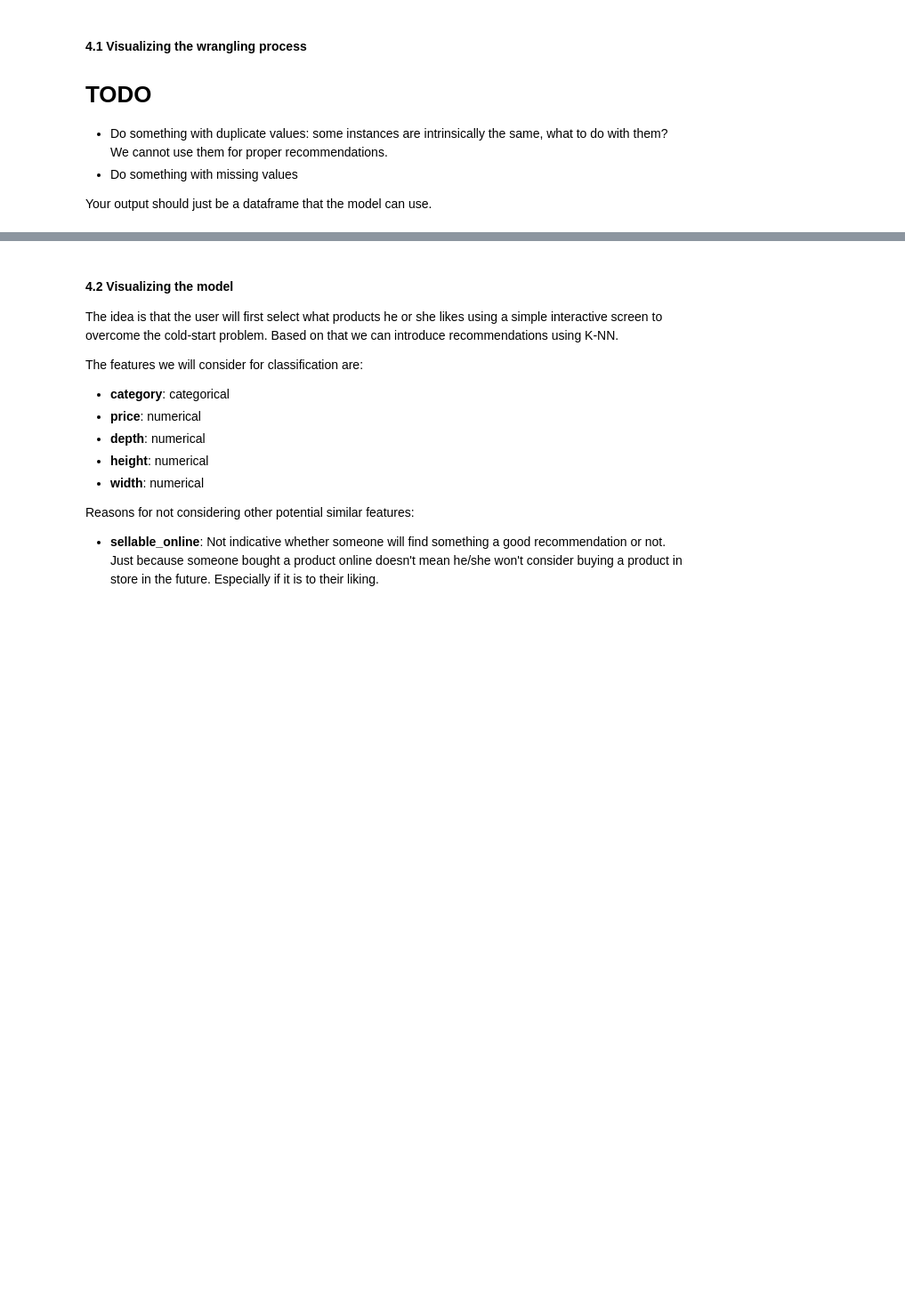
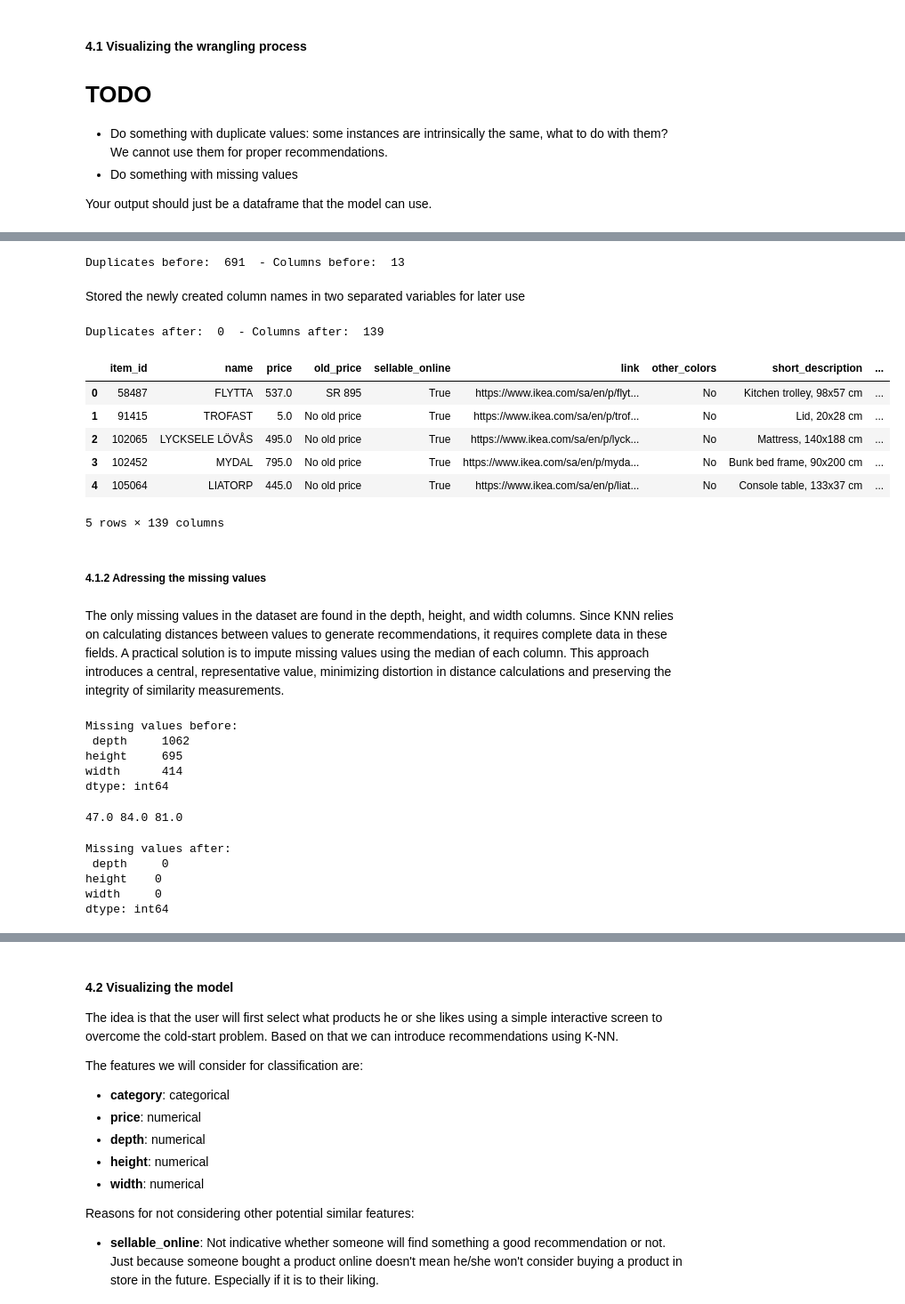
Before and after one commit to noah18c/IVDA_G10, a Jupyter notebook: group10_g2.ipynb, the cells around one changed output, grey strips where cells are left out. Shown at 89% size. Cells and saved outputs as stored; diff of their text form; code cells hidden in the pictures; blank space fills up the shorter version.

Commit message:
Data Wrangling - Missing Values and Duplicates

```diff
--- a/group10_g2.ipynb
+++ b/group10_g2.ipynb
@@ -313,0 +318,11 @@ Your output should just be a dataframe that the model can use.
+# %%
+print("Duplicates before: ", df['item_id'].duplicated().sum(), " - Columns before: ",len(df.columns))
+# %% [output]
+Duplicates before:  691  - Columns before:  13
+# %%
+df['designer'] = df['designer'].str.split('/')  # Split on delimiter, adjust if needed
+df = df.explode('designer').reset_index(drop=True)  # Explode to separate designers
+df_one_hot = pd.get_dummies(df, columns=['category', 'designer'])
+df = df_one_hot.groupby('item_id').agg('max').reset_index()
+# %% [markdown]
+Stored the newly created column names in two separated variables for later use
@@ -313,0 +332,43 @@ Your output should just be a dataframe that the model can use.
+# %%
+print("Duplicates after: ", df['item_id'].duplicated().sum(), " - Columns after: ",len(df.columns))
+# %% [output]
+Duplicates after:  0  - Columns after:  139
+# %%
+df.head()
+# %% [output]
+|  | item_id | name | price | old_price | sellable_online | link | other_colors | short_description | ... |
+| 0 | 58487 | FLYTTA | 537.0 | SR 895 | True | https://www.ikea.com/sa/en/p/flyt... | No | Kitchen trolley, 98x57 cm | ... |
+| 1 | 91415 | TROFAST | 5.0 | No old price | True | https://www.ikea.com/sa/en/p/trof... | No | Lid, 20x28 cm | ... |
+| 2 | 102065 | LYCKSELE LÖVÅS | 495.0 | No old price | True | https://www.ikea.com/sa/en/p/lyck... | No | Mattress, 140x188 cm | ... |
+| 3 | 102452 | MYDAL | 795.0 | No old price | True | https://www.ikea.com/sa/en/p/myda... | No | Bunk bed frame, 90x200 cm | ... |
+| 4 | 105064 | LIATORP | 445.0 | No old price | True | https://www.ikea.com/sa/en/p/liat... | No | Console table, 133x37 cm | ... |
+5 rows × 139 columns
+# %% [markdown]
+##### 4.1.2 Adressing the missing values
+# %% [markdown]
+The only missing values in the dataset are found in the depth, height, and width columns. Since KNN relies on calculating distances between values to generate recommendations, it requires complete data in these fields. A practical solution is to impute missing values using the median of each column. This approach introduces a central, representative value, minimizing distortion in distance calculations and preserving the integrity of similarity measurements.
+# %%
+print("Missing values before:\n", df[['depth', 'height', 'width']].isnull().sum())
+# %% [output]
+Missing values before:
+ depth     1062
+height     695
+width      414
+dtype: int64
+# %%
+df = df.assign(
+    depth=df['depth'].fillna(df['depth'].median()),
+    height=df['height'].fillna(df['height'].median()),
+    width=df['width'].fillna(df['width'].median())
+)
+print(df['depth'].median(), df['height'].median(), df['width'].median())
+# %% [output]
+47.0 84.0 81.0
+# %%
+print("Missing values after: \n", df[['depth', 'height', 'width']].isnull().sum())
+# %% [output]
+Missing values after:
+ depth     0
+height    0
+width     0
+dtype: int64
```
Also changed, not shown: parts of 5 cells of this notebook.
